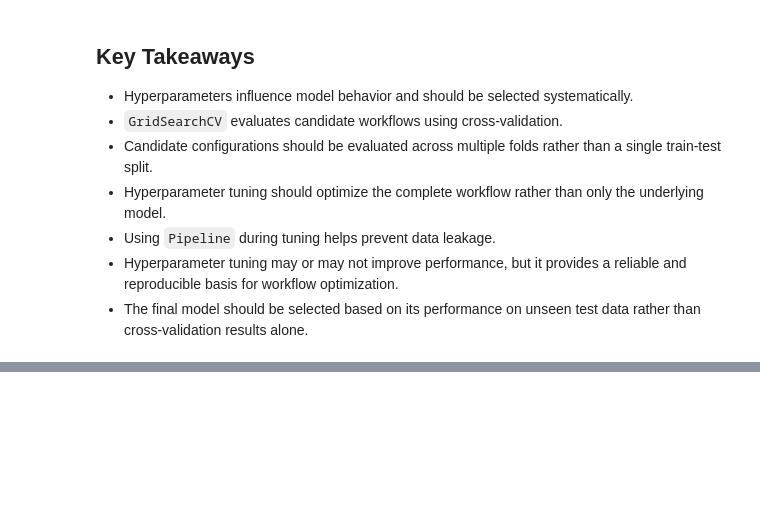
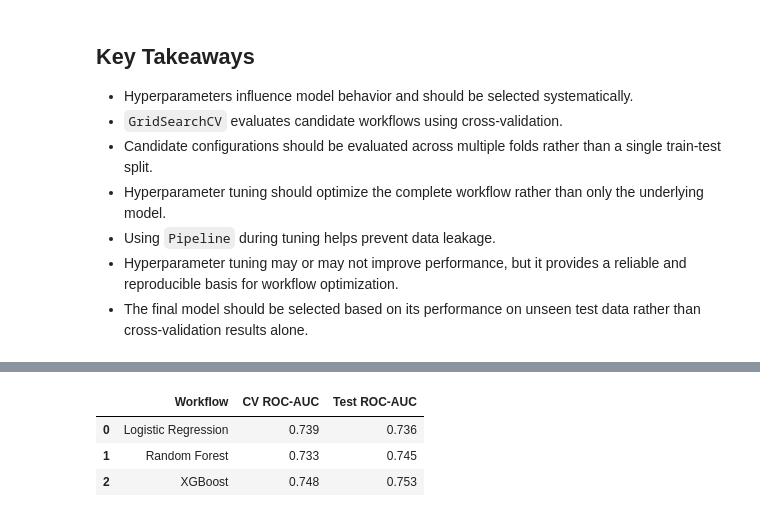
Before and after one commit to AmishaTiwari/ml-model-playbook, a Jupyter notebook: ml_pipelines/ml_pipelines.ipynb, the cells around one changed output, grey strips where cells are left out. Cells and saved outputs as stored; diff of their text form; code cells hidden in the pictures; blank space fills up the shorter version.

```diff
--- a/ml_pipelines/ml_pipelines.ipynb
+++ b/ml_pipelines/ml_pipelines.ipynb
@@ -1331,0 +1607,34 @@ These practices can produce unreliable performance estimates and lead to poor mo
+# %%
+# Helper function to extract a metric value from the evaluation summary
+def get_metric_score(metrics_df, metric):
+    return metrics_df.loc[
+        metrics_df["Metric"] == metric,
+        "Score"
+    ].item()
+
+# Store the cross-validation and test-set results for each workflow
+workflows = {
+    "Logistic Regression": (best_lr_cv_roc_auc, lr_pipeline_best_metrics),
+    "Random Forest": (best_rf_cv_roc_auc, rf_pipeline_best_metrics),
+    "XGBoost": (best_xgb_cv_roc_auc, xgb_pipeline_best_metrics),
+}
+
+# Summarize cross-validation and test-set ROC-AUC for all workflows
+workflow_selection_summary = pd.DataFrame({
+    "Workflow": workflows.keys(),
+    "CV ROC-AUC": [
+        cv
+        for cv, _ in workflows.values()
+    ],
+    "Test ROC-AUC": [
+        get_metric_score(metrics, "ROC-AUC")
+        for _, metrics in workflows.values()
+    ]
+})
+
+workflow_selection_summary
+# %% [output]
+|  | Workflow | CV ROC-AUC | Test ROC-AUC |
+| 0 | Logistic Regression | 0.739 | 0.736 |
+| 1 | Random Forest | 0.733 | 0.745 |
+| 2 | XGBoost | 0.748 | 0.753 |
```
Also changed, not shown: parts of 30 cells of this notebook.
